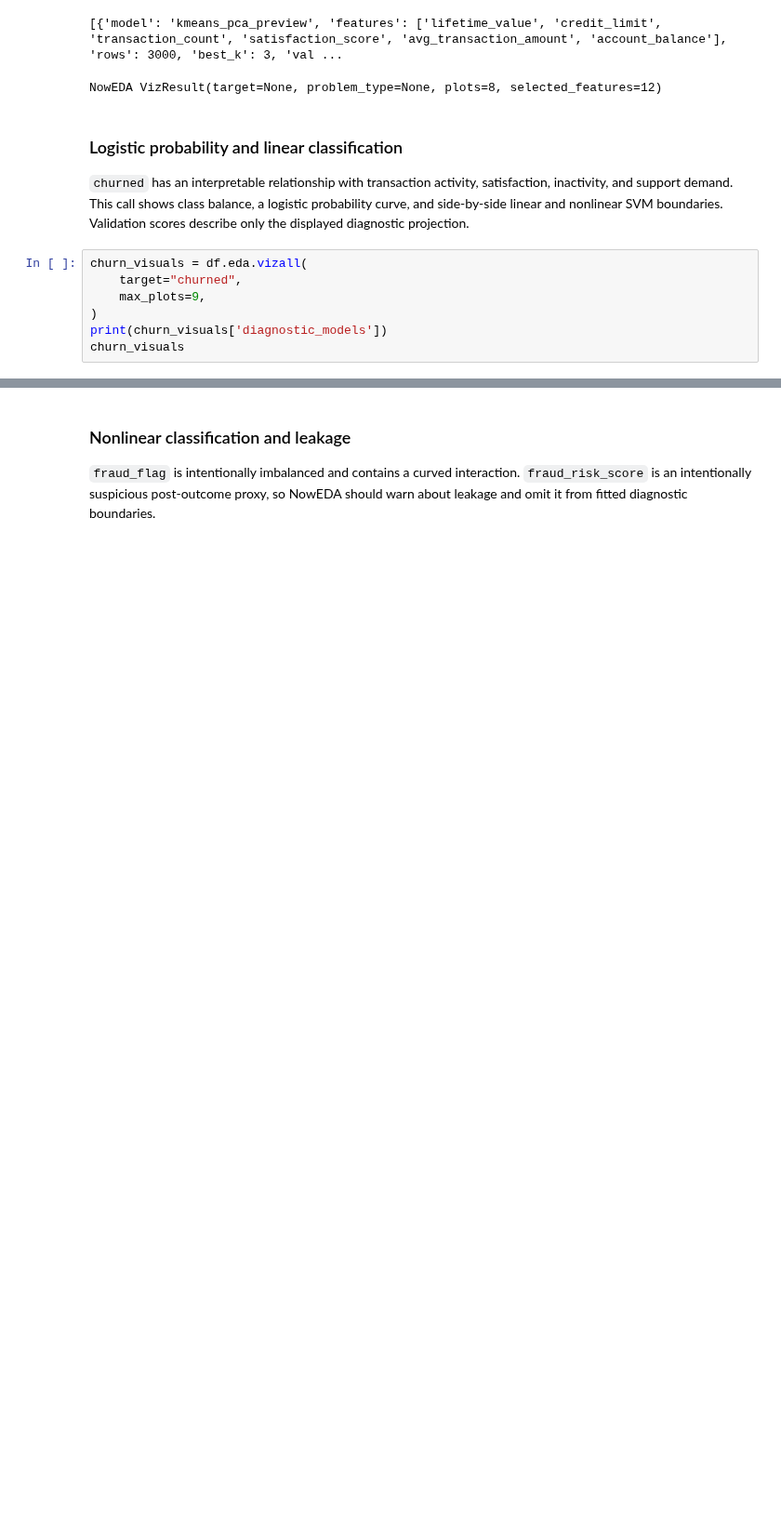
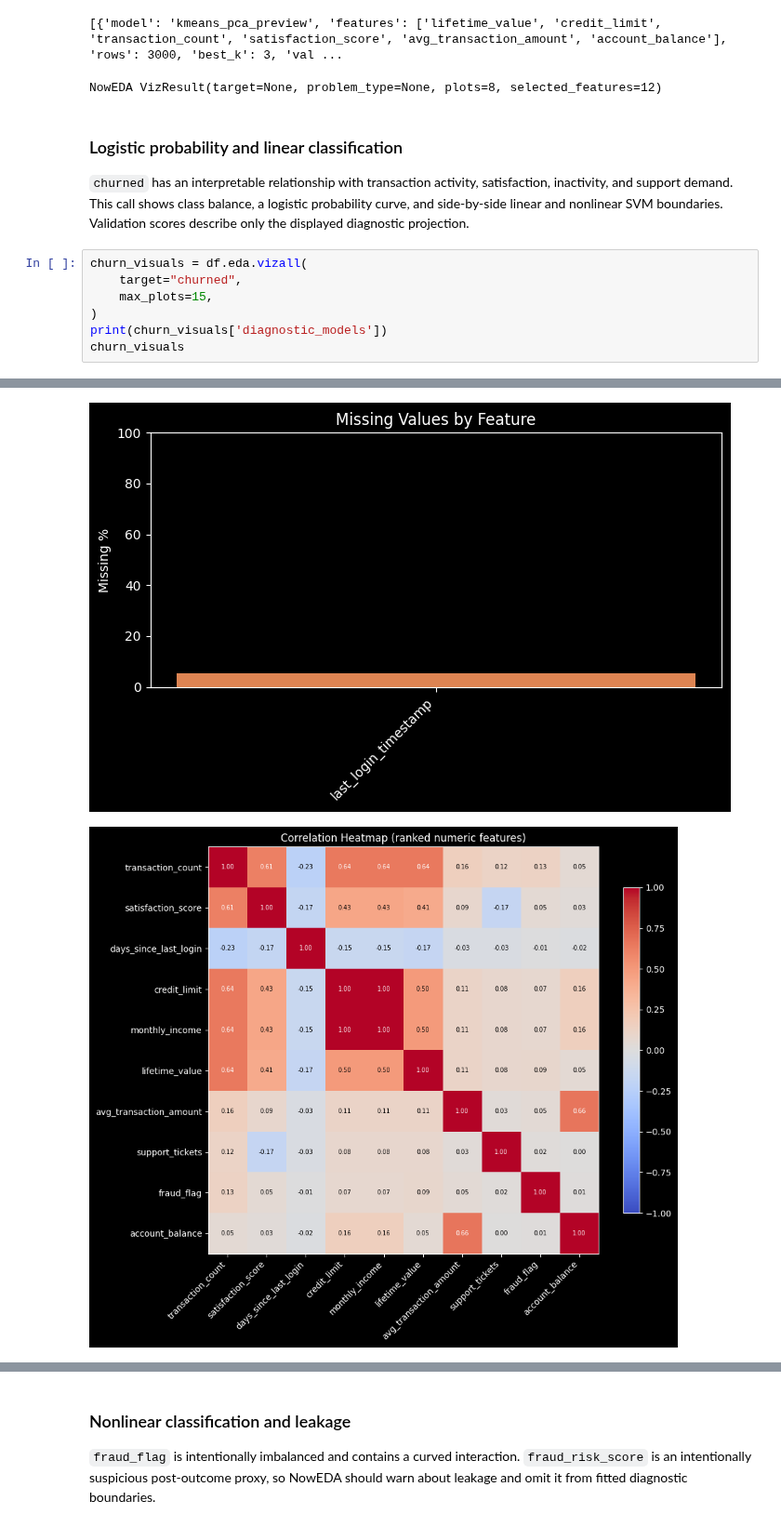
Before and after one commit to codewithdaniel1/NowEDA, a Jupyter notebook: playground.ipynb, the cells around one changed output, grey strips where cells are left out. Shown at 93% size. Saved outputs shown, nothing was run; the diff lists cells and outputs as text; blank space fills up the shorter version.

```diff
--- a/playground.ipynb
+++ b/playground.ipynb
@@ -186,14 +186,16 @@ Validation scores describe only the displayed diagnostic projection.
 # %%
 churn_visuals = df.eda.vizall(
     target="churned",
-    max_plots=9,
+    max_plots=15,
 )
 print(churn_visuals['diagnostic_models'])
 churn_visuals
 # %% [output]
 [########################] 100% NowEDA · Rendering visualizations
 [figure]
 [figure]
 [figure]
 [figure]
 [figure]
+[figure, added]
+[figure, added]
```
Also changed, not shown: parts of 5 cells of this notebook.
